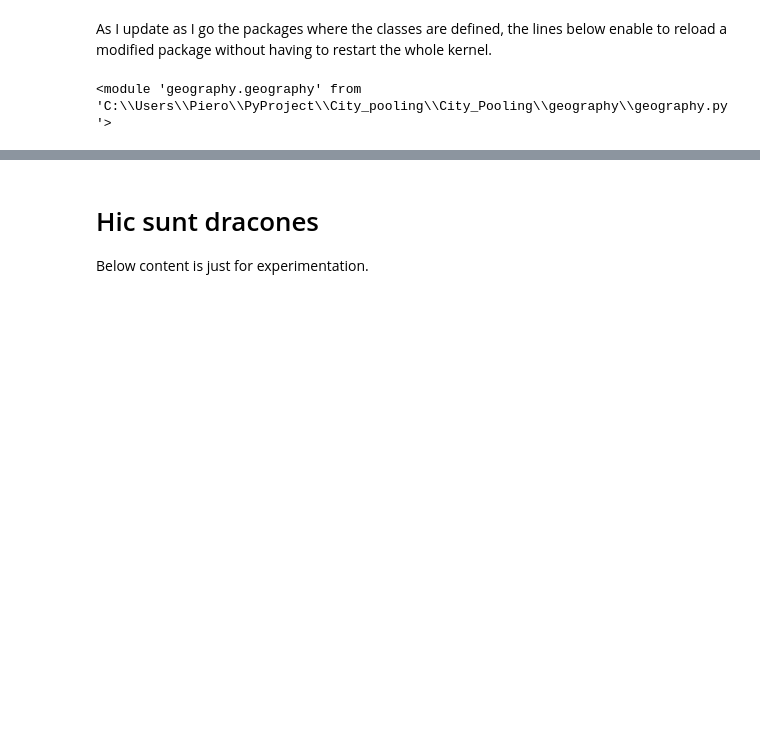
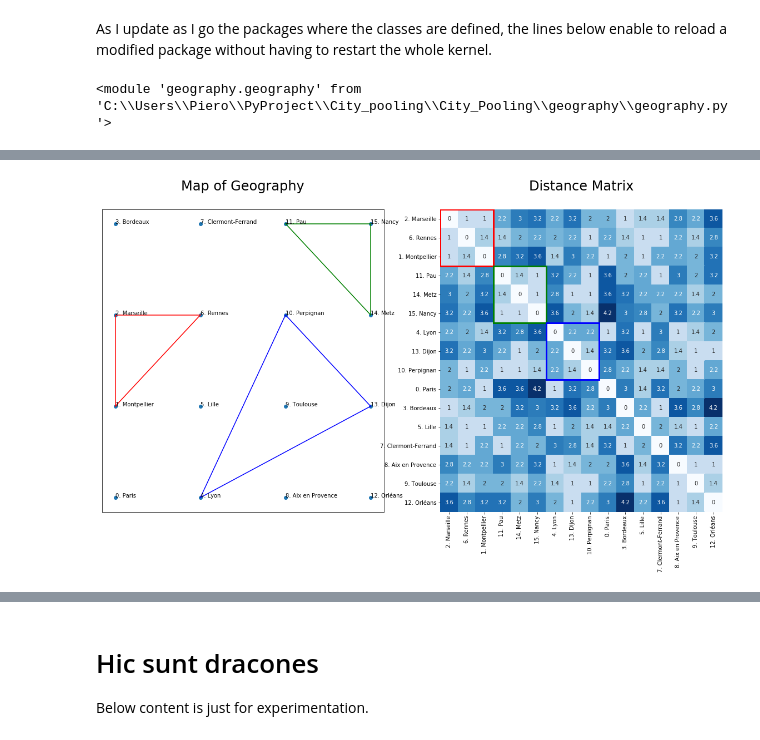
Before and after one commit to UltraDiuve/City_Pooling, a Jupyter notebook: City Pooling.ipynb, the cells around one changed output, grey strips where cells are left out. Saved outputs shown, nothing was run; the diff lists cells and outputs as text; code cells hidden in the pictures; blank space fills up the shorter version.

```diff
--- a/City Pooling.ipynb
+++ b/City Pooling.ipynb
@@ -120,0 +142,5 @@ geog.show_config({0 : set([2,6,1]), 1: set([11,14,15]), 2: set([4,13,10])}, show
+# %%
+geog.show_config({0 : [2,6,1], 1: [11,14,15], 2: [4,13,10]}, show_names=True,
+                 dist_matrix_kwargs={'annot':True})
+# %% [output]
+[figure, added]
```
Also changed, not shown: parts of 16 cells of this notebook.
